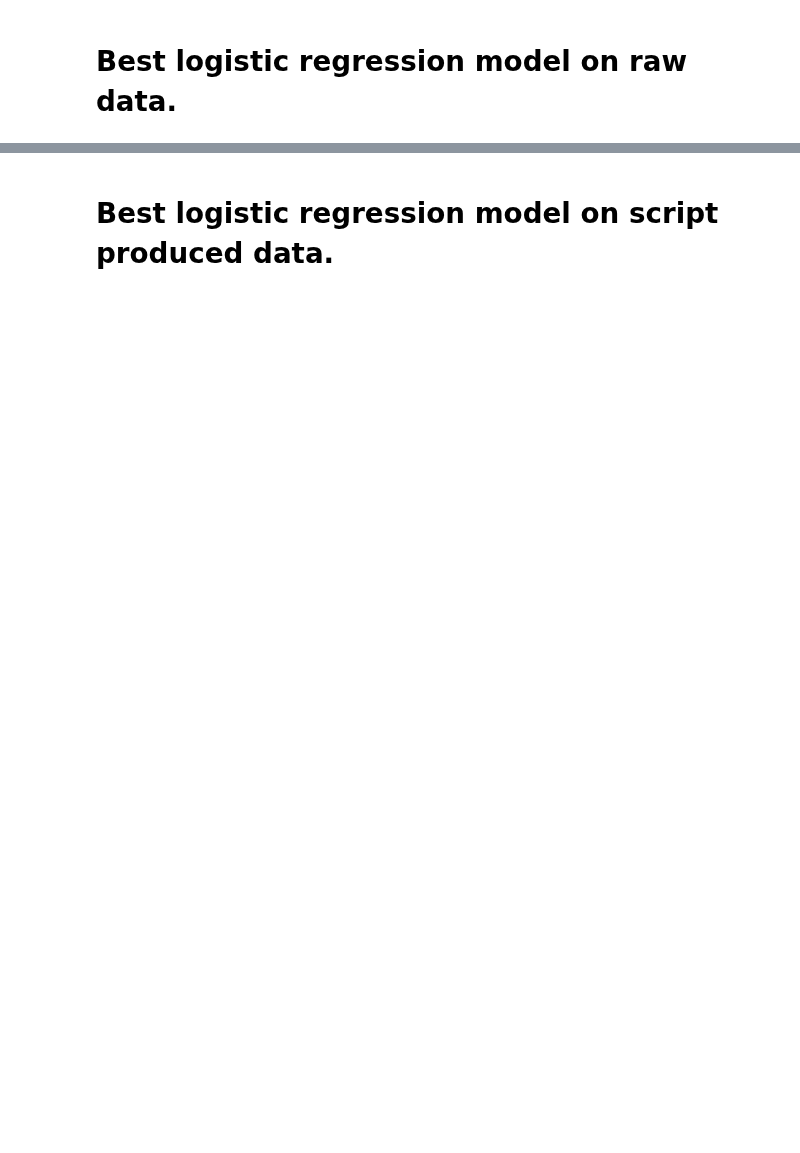
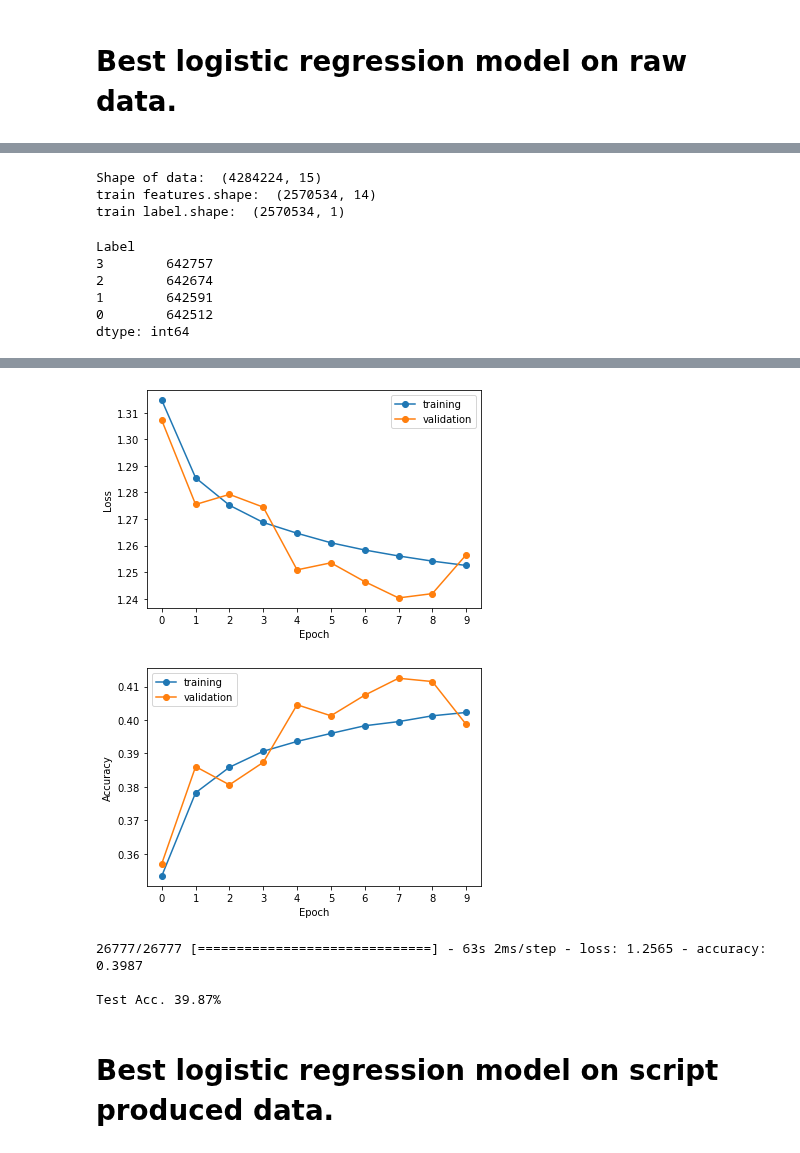
Before and after one commit to ronaldlee/eeg-feature-generation, a Jupyter notebook: chalini_w207_project_ron.ipynb, the cells around one changed output, grey strips where cells are left out. Saved outputs shown, nothing was run; the diff lists cells and outputs as text; code cells hidden in the pictures; blank space fills up the shorter version.

Commit message:
update base models

```diff
--- a/chalini_w207_project_ron.ipynb
+++ b/chalini_w207_project_ron.ipynb
@@ -45,10 +52,24 @@ raw_df.head()
 # %%
-# map_labels = {1.0: 0, 2.0: 1, 3.0: 2, 4.0: 3}
+map_labels = {1.0: 0, 2.0: 1, 3.0: 2, 4.0: 3}
 # for sparse category, it needs to be non-zero
-map_labels = {1.0: 1, 2.0: 2, 3.0: 3, 4.0: 4}
+# map_labels = {1.0: 1, 2.0: 2, 3.0: 3, 4.0: 4}
+
+#HA_PV = high arousal, positive valence
+#HA_NV = high arousal, negative valence
+#LA_NV = low arousal, negative valence
+#LA_PV = low arousal, positive valance
+# map_labels = {1:"HA_PV", 2:"HA_NV", 3:"LA_NV", 4:"LA_PV"}
 
 raw_df["Label"] = raw_df["Label"].map(map_labels)
 # %%
 Xr = raw_df.iloc[:,:-1]
 yr = raw_df.iloc[:,-1:]
-Xr_train, Xr_test, yr_train, yr_test = train_test_split(Xr, yr, train_size=0.7, random_state=0)
+Xr_train, Xr_validate, yr_train, yr_validate = train_test_split(Xr, yr, train_size=0.6, random_state=0)
+
+Xr_validate, Xr_test, yr_validate, yr_test = train_test_split(Xr_validate, yr_validate, train_size=0.5, random_state=0)
+
+# yr_train = pd.get_dummies(yr_train)
+# yr_validate = pd.get_dummies(yr_validate)
+# yr_test = pd.get_dummies(yr_test)
+
+yr_train.iloc[0:10]
@@ -56,8 +89,19 @@ Xr_train, Xr_test, yr_train, yr_test = train_test_split(Xr, yr, train_size=0.7,
 print('Shape of data: ', raw_df.shape)
 print('train features.shape: ', Xr_train.shape)
 print('train label.shape: ', yr_train.shape)
+# %% [output]
+Shape of data:  (4284224, 15)
+train features.shape:  (2570534, 14)
+train label.shape:  (2570534, 1)
 # %%
 yr_train.value_counts()
+# %% [output]
+Label
+3        642757
+2        642674
+1        642591
+0        642512
+dtype: int64
 # %%
 def build_model_raw():
 
@@ -92,5 +129,11 @@ model = build_model_raw()
 
 history = model.fit(x=Xr_train,y=yr_train,epochs=10,batch_size=120,validation_data=(Xr_test,yr_test))
 
-history = pd.DataFrame(history.history)
-display(history)
+history_data = pd.DataFrame(history.history)
+plot_loss_history(history_data)
+plot_accuracy_history(history_data)
+
+# test model
+test_results = model.evaluate(Xr_test, yr_test)
+print('\nTest Acc. {:.2f}%'.format(test_results[1]*100))
+# %% [output]
@@ -97,3 +160,8 @@ display(history)
+[figure, added]
+[figure, added]
+26777/26777 [==============================] - 63s 2ms/step - loss: 1.2565 - accuracy: 0.3987
+
+Test Acc. 39.87%
 # %% [markdown]
 # Best logistic regression model on script produced data.
 # %%
```
Also changed, not shown: parts of 7 cells of this notebook.
